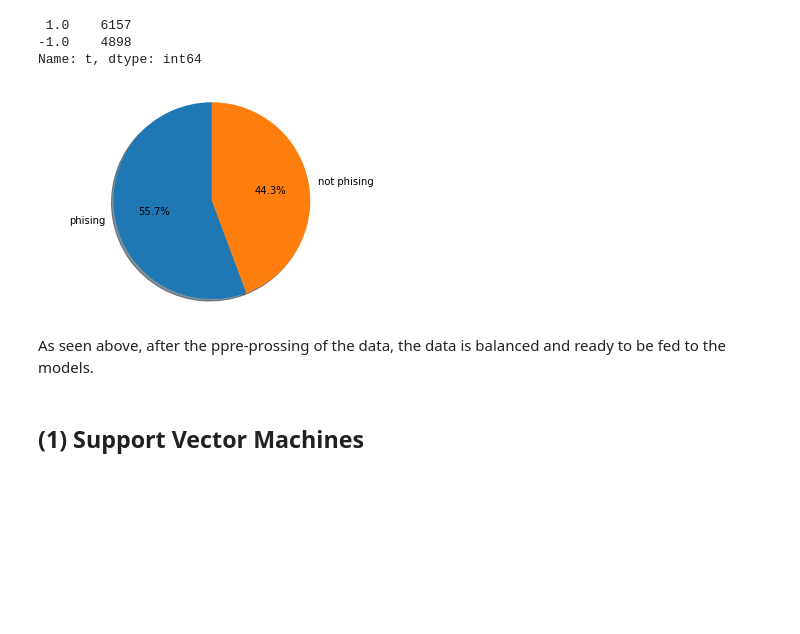
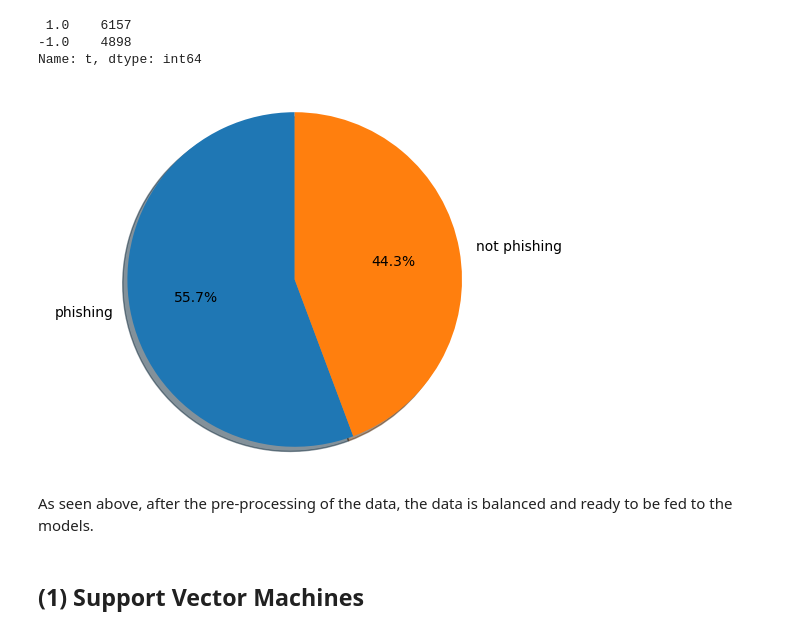
Before and after one commit to OdyAsh/ml-problems, a Jupyter notebook: Assignment 2/Farah 194233/weakLearners.ipynb, the cells around one changed output. Drawn from its saved outputs; the diff is of its cells as text; code cells hidden in the pictures; blank space fills up the shorter version.

```diff
--- a/Assignment 2/Farah 194233/weakLearners.ipynb
+++ b/Assignment 2/Farah 194233/weakLearners.ipynb
@@ -100,18 +100,18 @@ y.value_counts()
 -1.0    4898
 Name: t, dtype: int64
 # %%
-labels = 'phising', 'not phising'
+labels = 'phishing', 'not phishing'
 sizes = y.value_counts().values
 fig1, ax1 = plt.subplots()
 ax1.pie(sizes, labels=labels, autopct='%1.1f%%',
         shadow=True, startangle=90)
 ax1.axis('equal')  # Equal aspect ratio ensures that pie is drawn as a circle.
 
 plt.show()
 # %% [output]
-[figure, old version]
+[figure, new version]
 # %% [markdown]
-As seen above, after the ppre-prossing of the data, the data is balanced and ready to be fed to the models.
+As seen above, after the pre-processing of the data, the data is balanced and ready to be fed to the models.
 # %% [markdown]
 ## (1) Support Vector Machines
 # %% [markdown]
```
Also changed, not shown: parts of 13 cells of this notebook.
